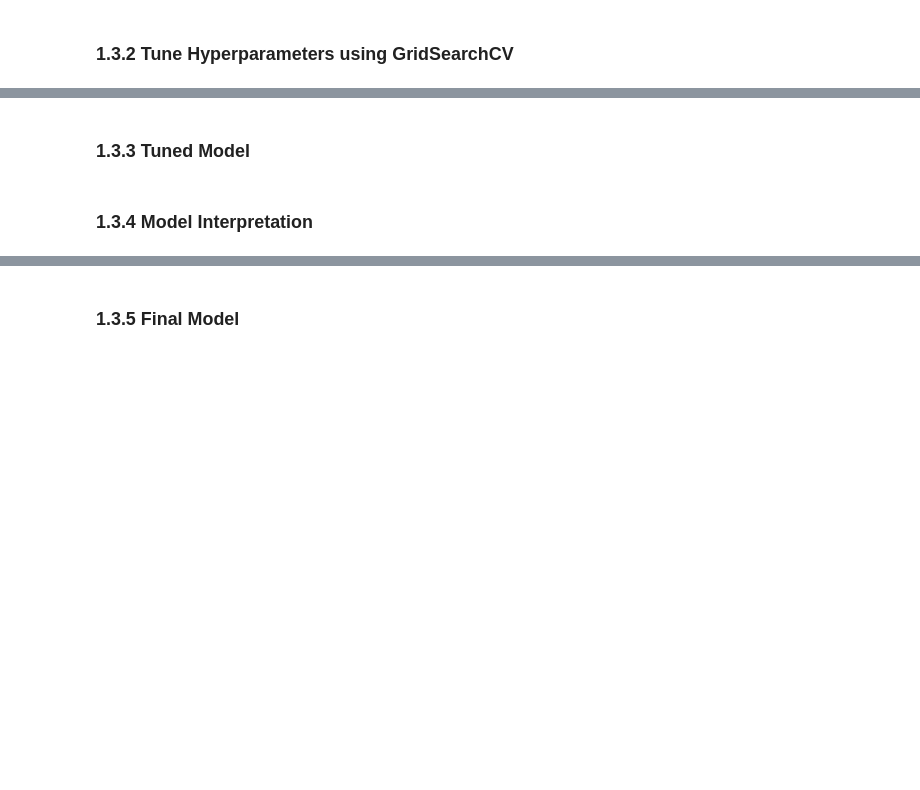
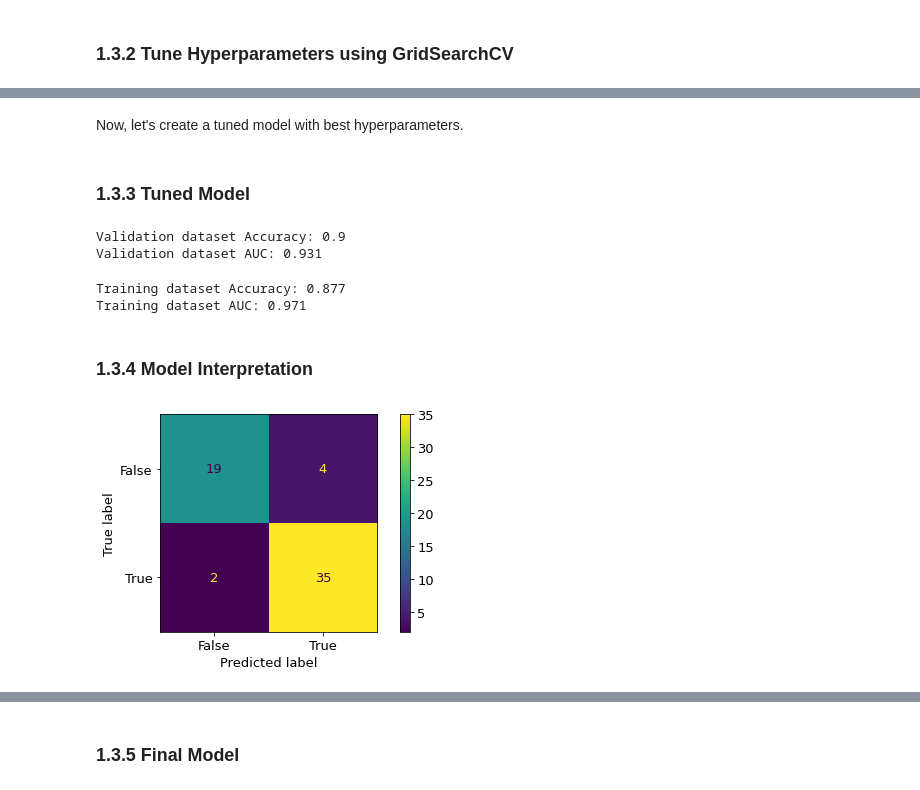
Before and after one commit to mdrkb/mlcamp, a Jupyter notebook: 07-midterm-project/notebook.ipynb, the cells around one changed output, grey strips where cells are left out. Cells and saved outputs as stored; diff of their text form; code cells hidden in the pictures; blank space fills up the shorter version.

Commit message:
Finish random forest classification

```diff
--- a/07-midterm-project/notebook.ipynb
+++ b/07-midterm-project/notebook.ipynb
@@ -543,2 +581,23 @@ roc_auc_score(y_val, y_pred)
 # %% [markdown]
 ### 1.3.2 Tune Hyperparameters using GridSearchCV
+# %%
+# Define the parameter grid
+param_grid = {
+    "n_estimators": [50, 100, 200, 300],
+    "criterion": ["gini", "entropy"],
+    "max_depth": [None, 5, 6, 7, 8],
+    "max_features":[None, 5, 7, 9, 11],
+    "min_samples_leaf": [2, 3, 5],
+    "min_samples_split": [7, 9, 11, 13, 15]
+}
+# %%
+# Define the grid search model
+rf = RandomForestClassifier(random_state=1, n_jobs=-1)
+search_rf = GridSearchCV(
+    estimator=rf,
+    param_grid=param_grid,
+    n_jobs=-1
+)
+
+# Train the grid search model with training dataset
+search_rf.fit(X_train, y_train)
@@ -545,4 +620,43 @@ roc_auc_score(y_val, y_pred)
+# %% [markdown]
+Now, let's create a tuned model with best hyperparameters.
 # %% [markdown]
 ### 1.3.3 Tuned Model
+# %%
+# Train the model again with tuned parameters
+rf_tuned = RandomForestClassifier(
+    n_estimators = 100,
+    criterion="gini",
+    max_depth=None,
+    max_features=5,
+    min_samples_leaf=5,
+    min_samples_split=7,
+    random_state=1,
+    n_jobs=-1
+)
+rf_tuned.fit(X_train, y_train)
+
+# Predit using validation dataset
+y_pred_val = rf_tuned.predict_proba(X_val)[:, 1]
+result = (y_pred_val >= 0.5)
+print(f"Validation dataset Accuracy: {(y_val == result).mean().round(3)}")
+print(f"Validation dataset AUC: {roc_auc_score(y_val, y_pred_val).round(3)}")
+# %% [output]
+Validation dataset Accuracy: 0.9
+Validation dataset AUC: 0.931
+# %%
+# Predict using training dataset
+y_pred_train = rf_tuned.predict_proba(X_train)[:, 1]
+result = (y_pred_train >= 0.5)
+print(f"Training dataset Accuracy: {(y_train == result).mean().round(3)}")
+print(f"Training dataset AUC: {roc_auc_score(y_train, y_pred_train).round(3)}")
+# %% [output]
+Training dataset Accuracy: 0.877
+Training dataset AUC: 0.971
 # %% [markdown]
 ### 1.3.4 Model Interpretation
+# %%
+result = (y_pred_val >= 0.5)
+ConfusionMatrixDisplay.from_predictions(y_val, result)
+plt.show()
+# %% [output]
+[figure, added]
```
Also changed, not shown: parts of 24 cells of this notebook.
